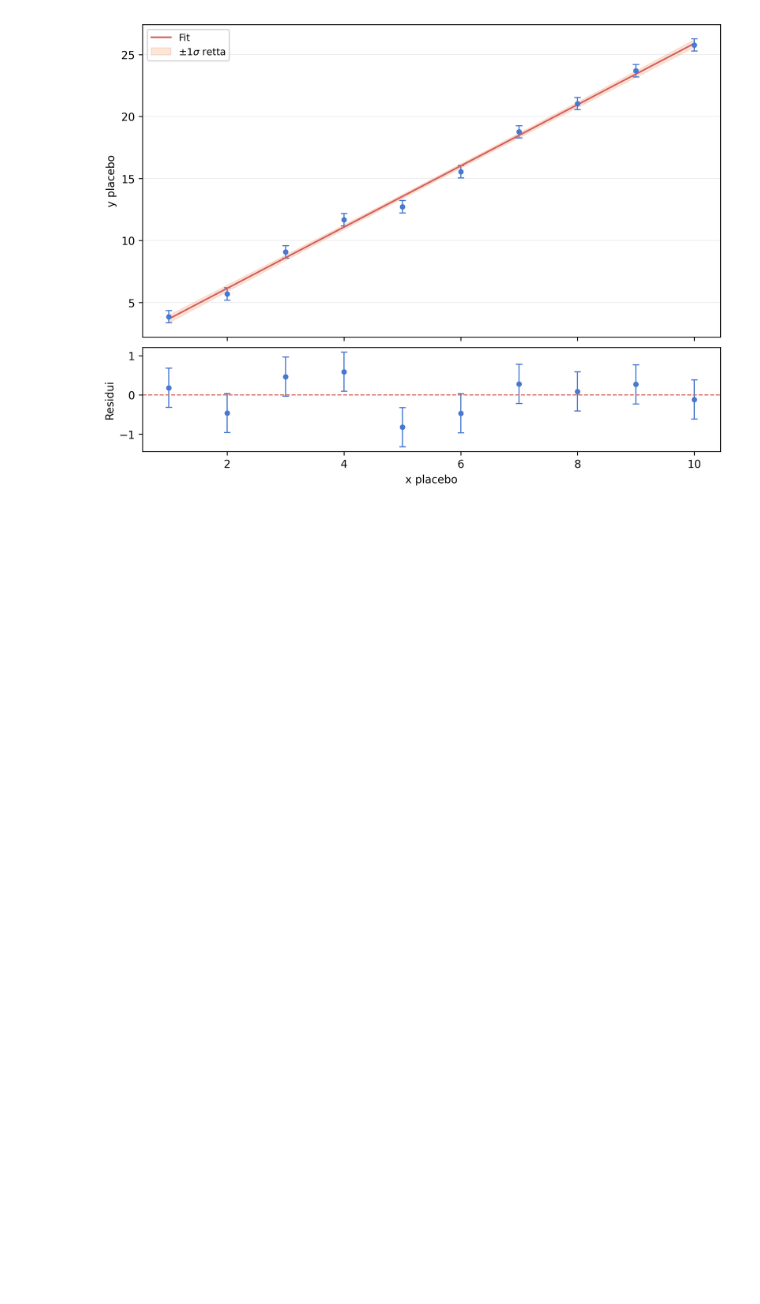
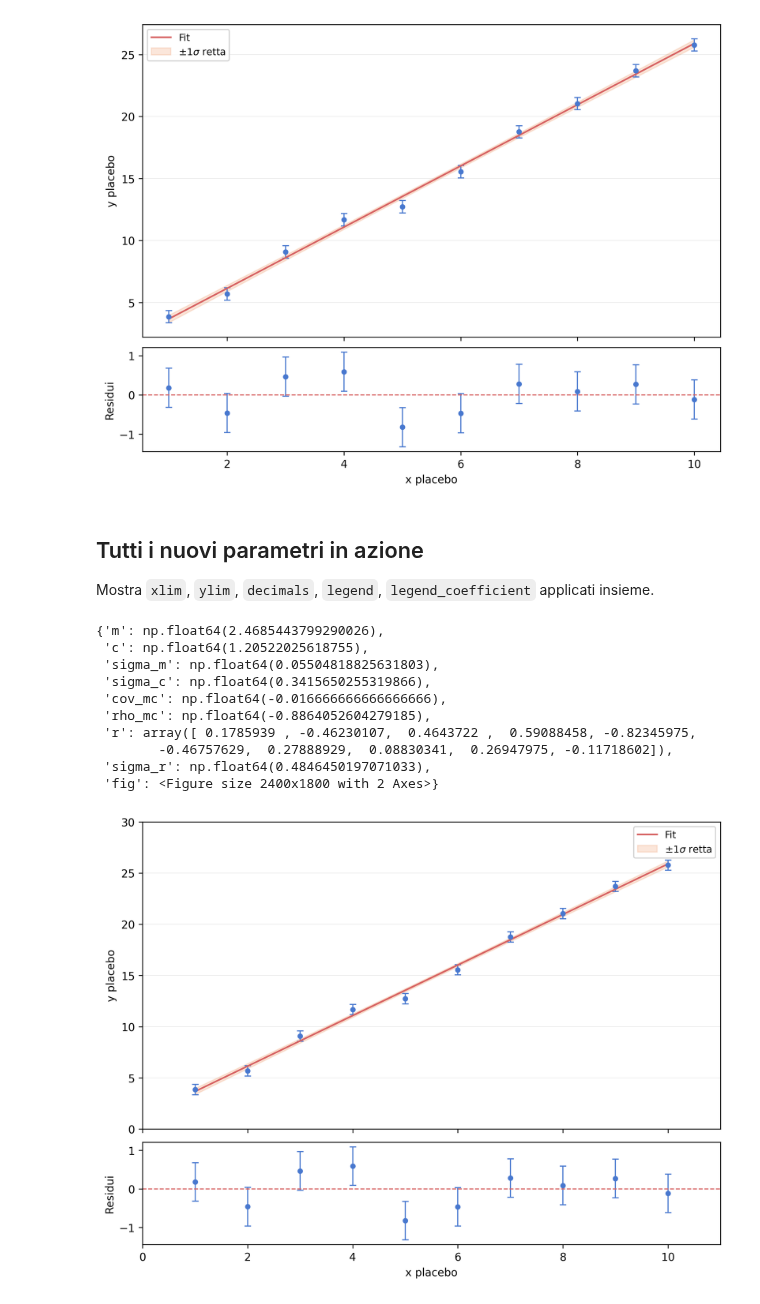
Before and after one commit to giancarmine-sparso/mespy, a Jupyter notebook: notebooks/test_fit_utils.ipynb, the cells around one changed output. Saved outputs shown, nothing was run; the diff lists cells and outputs as text; code cells hidden in the pictures; blank space fills up the shorter version.

Commit message:
aggiunti parametri xlim,ylim a histogram e linfit assieme a altre comodities

```diff
--- a/notebooks/test_fit_utils.ipynb
+++ b/notebooks/test_fit_utils.ipynb
@@ -37,3 +37,29 @@ mlt.lin_fit(x,y,sigma_y,xlabel="x placebo",ylabel="y placebo",band=True, plot=Tr
  'sigma_r': np.float64(0.4846450197071033),
  'fig': <Figure size 2400x1800 with 2 Axes>}
 [figure]
+# %% [markdown]
+## Tutti i nuovi parametri in azione
+
+Mostra `xlim`, `ylim`, `decimals`, `legend`, `legend_coefficient` applicati insieme.
+# %%
+mlt.lin_fit(
+    x, y, sigma_y,
+    xlabel="x placebo", ylabel="y placebo",
+    band=True,
+    xlim=(0, 11),
+    ylim=(0, 30),
+    decimals=1,
+    legend_coefficient=False,
+)
+# %% [output]
+{'m': np.float64(2.4685443799290026),
+ 'c': np.float64(1.20522025618755),
+ 'sigma_m': np.float64(0.05504818825631803),
+ 'sigma_c': np.float64(0.3415650255319866),
+ 'cov_mc': np.float64(-0.016666666666666666),
+ 'rho_mc': np.float64(-0.8864052604279185),
+ 'r': array([ 0.1785939 , -0.46230107,  0.4643722 ,  0.59088458, -0.82345975,
+        -0.46757629,  0.27888929,  0.08830341,  0.26947975, -0.11718602]),
+ 'sigma_r': np.float64(0.4846450197071033),
+ 'fig': <Figure size 2400x1800 with 2 Axes>}
+[figure, added]
```
Also changed, not shown: 7 other files.
